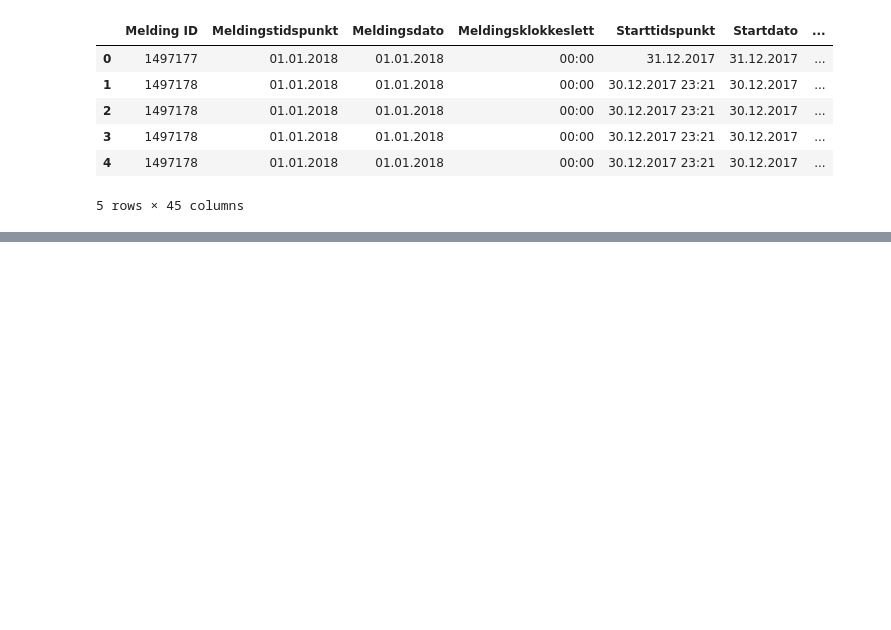
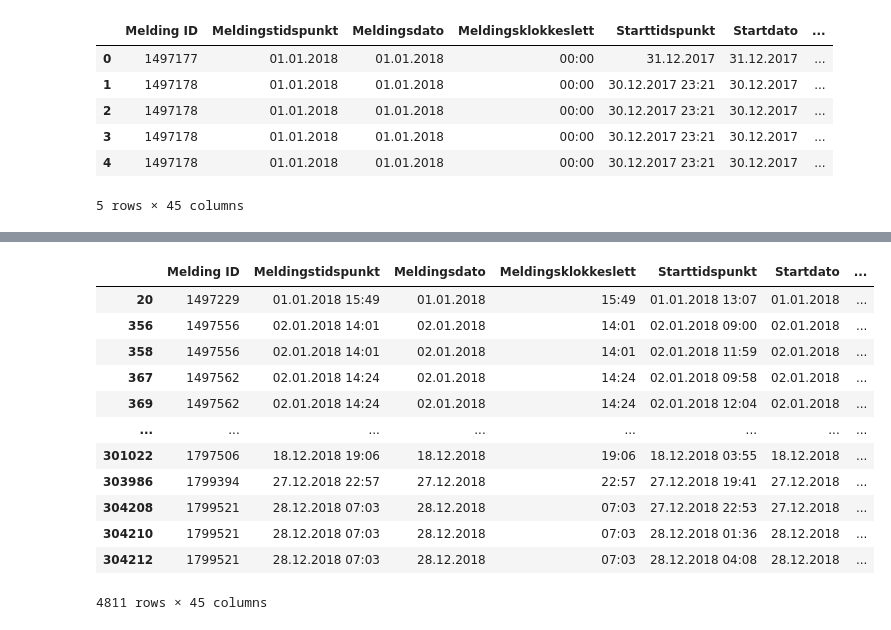
Before and after one commit to tmongstad/INFO284, a Jupyter notebook: Testbok.ipynb, the cells around one changed output, grey strips where cells are left out. Drawn from its saved outputs; the diff is of its cells as text; code cells hidden in the pictures; blank space fills up the shorter version.

```diff
--- a/Testbok.ipynb
+++ b/Testbok.ipynb
@@ -4,5 +4,4 @@ import sklearn
 
 filepath = "GroupExam2024_data_and_documentation/elektronisk-rapportering-ers-2018-fangstmelding-dca-simple.csv"
 
-df = pd.read_csv(filepath, sep=';')
-print(df.head)
+df = pd.read_csv(filepath, sep=';', decimal=',')
@@ -56,0 +114,19 @@ dtype: object
+# %%
+bunntrål = df['Redskap FAO'] == 'Bunntrål, otter'
+torsk = df['Art - gruppe'] == 'Torsk'
+filtered_df = df[(df['Art - gruppe'] == 'Torsk') & (df['Redskap FAO'] == 'Snurrevad')]
+filtered_df
+# %% [output]
+|  | Melding ID | Meldingstidspunkt | Meldingsdato | Meldingsklokkeslett | Starttidspunkt | Startdato | ... |
+| 20 | 1497229 | 01.01.2018 15:49 | 01.01.2018 | 15:49 | 01.01.2018 13:07 | 01.01.2018 | ... |
+| 356 | 1497556 | 02.01.2018 14:01 | 02.01.2018 | 14:01 | 02.01.2018 09:00 | 02.01.2018 | ... |
+| 358 | 1497556 | 02.01.2018 14:01 | 02.01.2018 | 14:01 | 02.01.2018 11:59 | 02.01.2018 | ... |
+| 367 | 1497562 | 02.01.2018 14:24 | 02.01.2018 | 14:24 | 02.01.2018 09:58 | 02.01.2018 | ... |
+| 369 | 1497562 | 02.01.2018 14:24 | 02.01.2018 | 14:24 | 02.01.2018 12:04 | 02.01.2018 | ... |
+| ... | ... | ... | ... | ... | ... | ... | ... |
+| 301022 | 1797506 | 18.12.2018 19:06 | 18.12.2018 | 19:06 | 18.12.2018 03:55 | 18.12.2018 | ... |
+| 303986 | 1799394 | 27.12.2018 22:57 | 27.12.2018 | 22:57 | 27.12.2018 19:41 | 27.12.2018 | ... |
+| 304208 | 1799521 | 28.12.2018 07:03 | 28.12.2018 | 07:03 | 27.12.2018 22:53 | 27.12.2018 | ... |
+| 304210 | 1799521 | 28.12.2018 07:03 | 28.12.2018 | 07:03 | 28.12.2018 01:36 | 28.12.2018 | ... |
+| 304212 | 1799521 | 28.12.2018 07:03 | 28.12.2018 | 07:03 | 28.12.2018 04:08 | 28.12.2018 | ... |
+4811 rows × 45 columns
```
Also changed, not shown: parts of 7 cells of this notebook, 4 other files.
